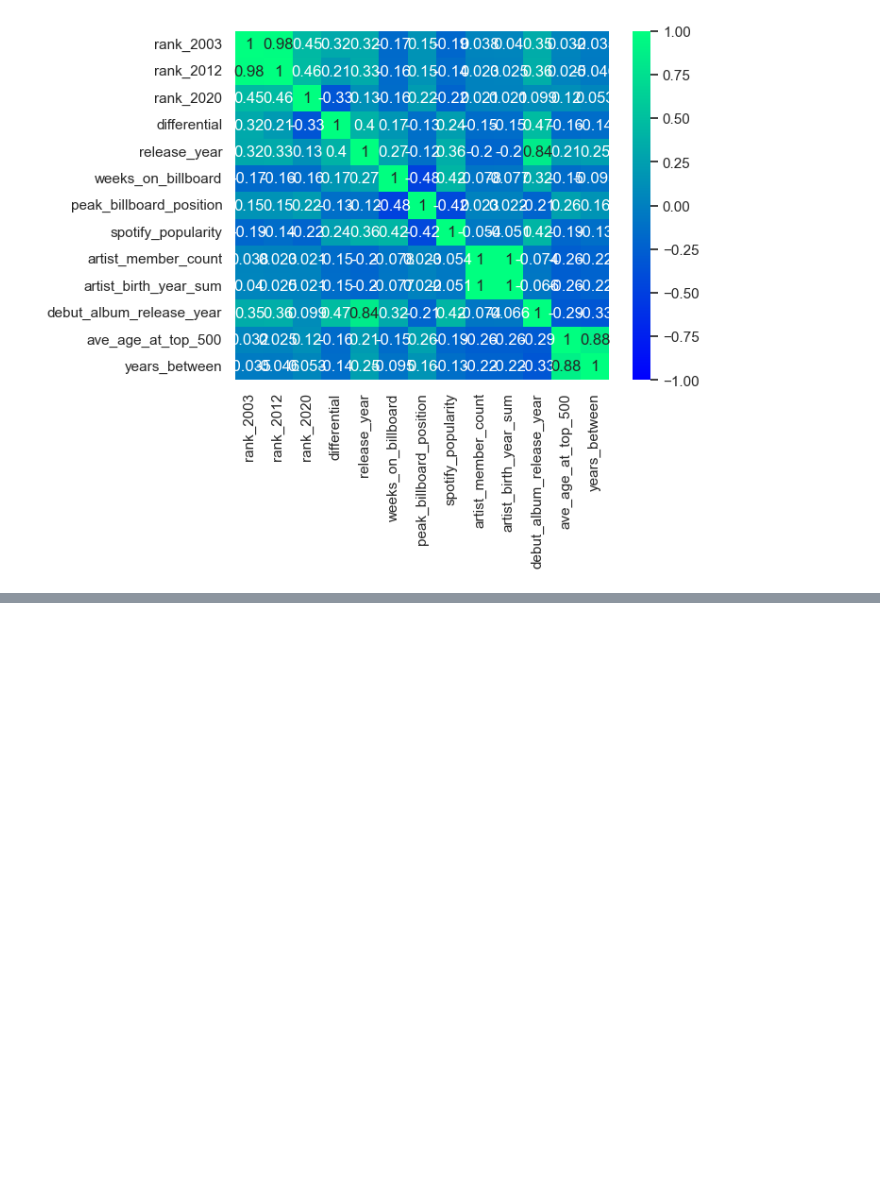
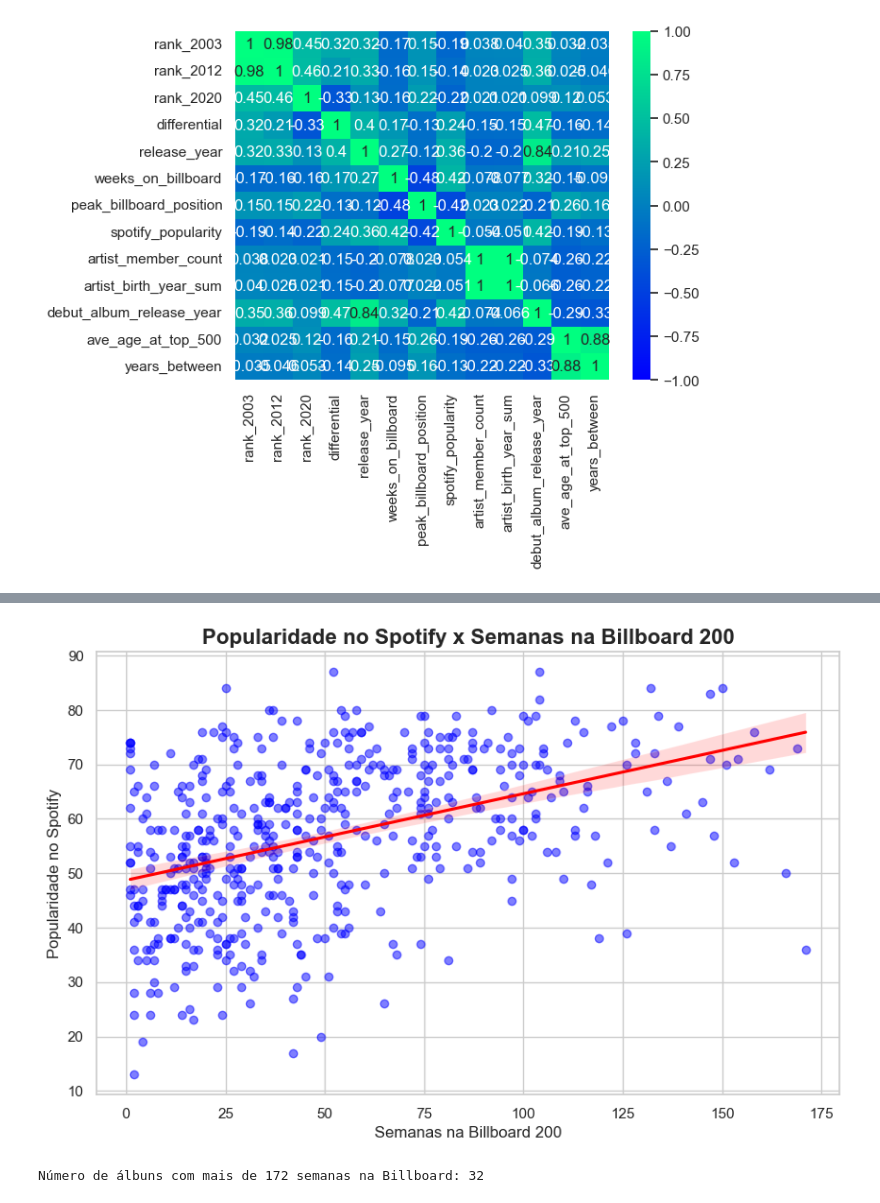
Before and after one commit to mateusono1/Melodia, a Jupyter notebook: Sofia/melodia_notebook.ipynb, the cells around one changed output, grey strips where cells are left out. Saved outputs shown, nothing was run; the diff lists cells and outputs as text; code cells hidden in the pictures; blank space fills up the shorter version.

```diff
--- a/Sofia/melodia_notebook.ipynb
+++ b/Sofia/melodia_notebook.ipynb
@@ -1107,0 +700,30 @@ Passing `palette` without assigning `hue` is deprecated and will be removed in v
+# %%
+# Popularidade no Spotify x Semanas na Billboard 200
+Q1 = df_weeks['weeks_on_billboard'].quantile(0.25)
+Q3 = df_weeks['weeks_on_billboard'].quantile(0.75)
+IQR = Q3 - Q1
+
+df_sem_outliers = df_weeks[~((df_weeks['weeks_on_billboard'] < (Q1 - 1.5 * IQR)) | (df_weeks['weeks_on_billboard'] > (Q3 + 1.5 * IQR)))]
+
+plt.figure(figsize=(10, 6))
+sns.regplot(data=df_sem_outliers,
+            x='weeks_on_billboard',
+            y='spotify_popularity',
+            scatter_kws={'color': 'blue', 'alpha': 0.5},  # Ajuste de transparência
+            line_kws={'color': 'red'})
+plt.title('Popularidade no Spotify x Semanas na Billboard 200', fontsize=16, weight='bold')
+plt.xlabel('Semanas na Billboard 200', fontsize=12)
+plt.ylabel('Popularidade no Spotify', fontsize=12)
+
+plt.show()
+# %% [output]
+[figure, added]
+# %%
+# Outliers retirados
+# Cálculo: 75 + ((75-9,75)*1,5) = 172,875
+
+albums_over_172_weeks = df[df['weeks_on_billboard'] > 172].shape[0]
+
+print(f"Número de álbuns com mais de 172 semanas na Billboard: {albums_over_172_weeks}")
+# %% [output]
+Número de álbuns com mais de 172 semanas na Billboard: 32
```
Also changed, not shown: parts of 69 cells of this notebook.
